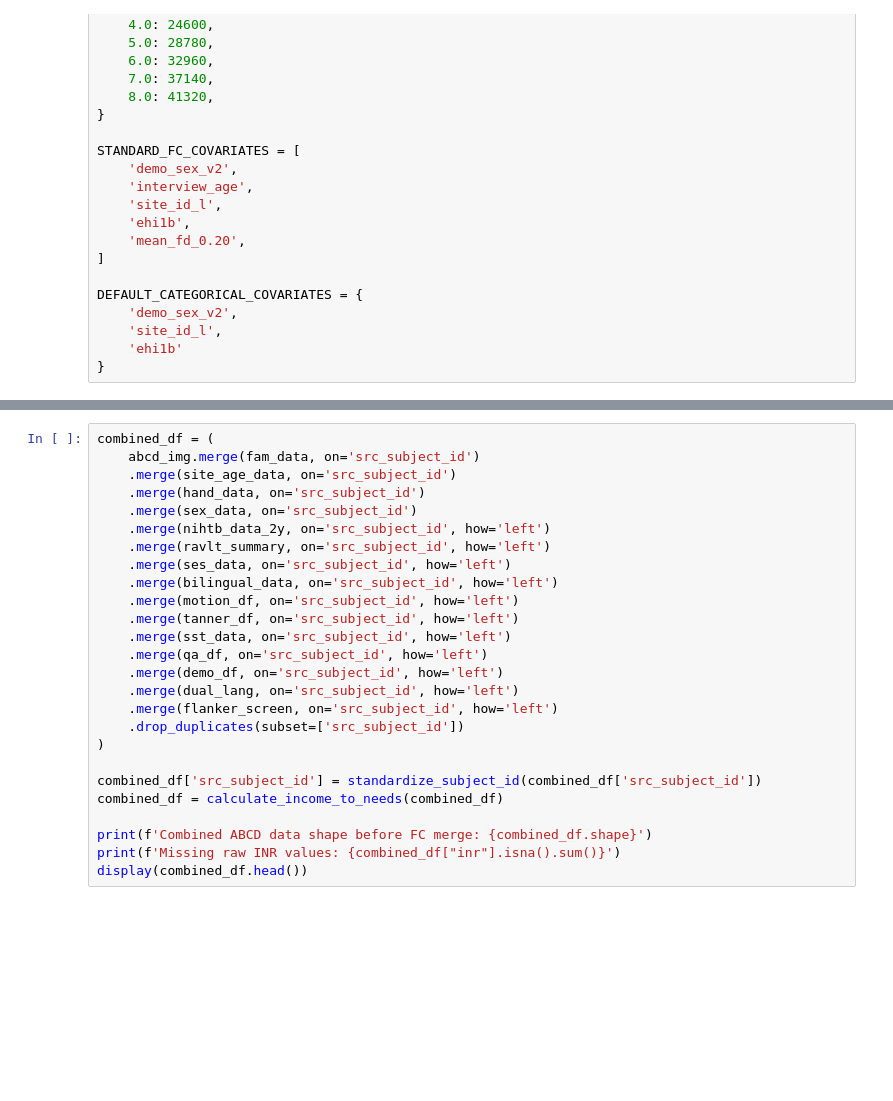
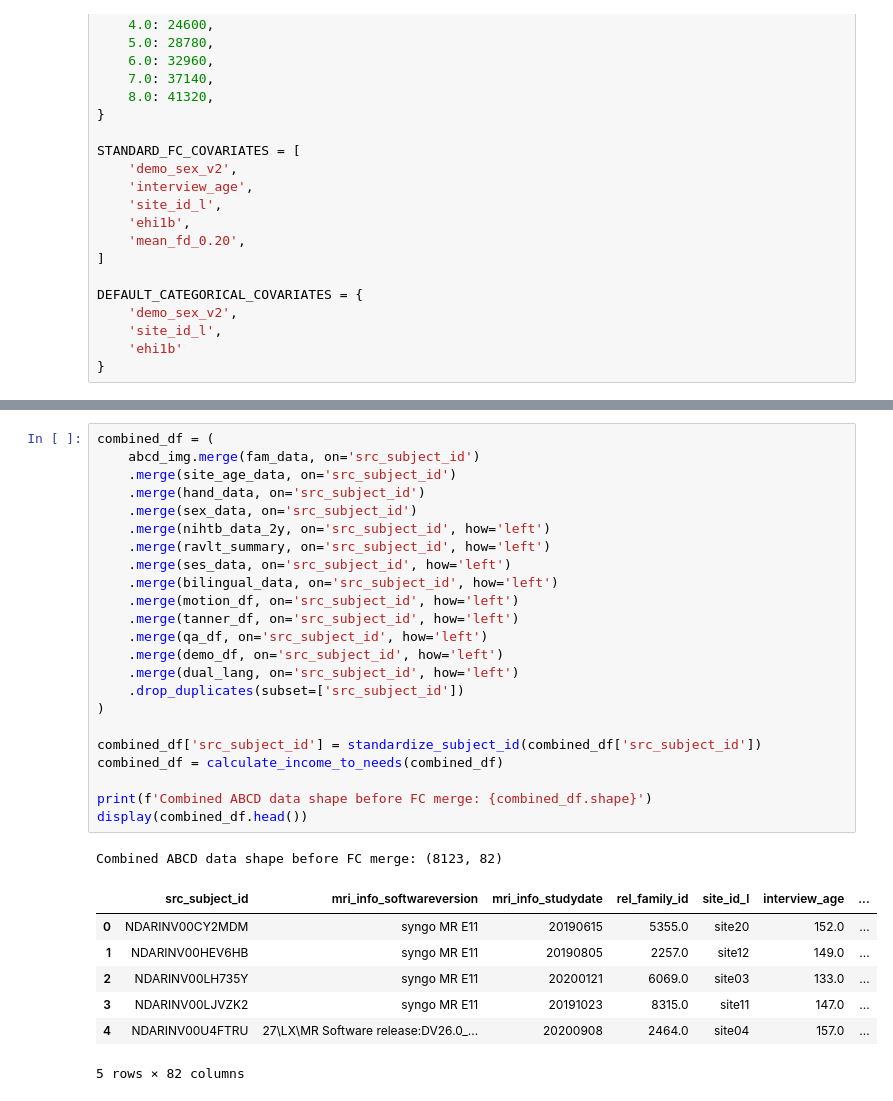
Before and after one commit to Greene-Lab/pMTG, a Jupyter notebook: data_wrangling.ipynb, the cells around one changed output, grey strips where cells are left out. Cells and saved outputs as stored; diff of their text form; blank space fills up the shorter version.

```diff
--- a/data_wrangling.ipynb
+++ b/data_wrangling.ipynb
@@ -540,29 +500,35 @@ for name, table in {
 # %%
 combined_df = (
     abcd_img.merge(fam_data, on='src_subject_id')
     .merge(site_age_data, on='src_subject_id')
     .merge(hand_data, on='src_subject_id')
     .merge(sex_data, on='src_subject_id')
     .merge(nihtb_data_2y, on='src_subject_id', how='left')
     .merge(ravlt_summary, on='src_subject_id', how='left')
     .merge(ses_data, on='src_subject_id', how='left')
     .merge(bilingual_data, on='src_subject_id', how='left')
     .merge(motion_df, on='src_subject_id', how='left')
     .merge(tanner_df, on='src_subject_id', how='left')
-    .merge(sst_data, on='src_subject_id', how='left')
     .merge(qa_df, on='src_subject_id', how='left')
     .merge(demo_df, on='src_subject_id', how='left')
     .merge(dual_lang, on='src_subject_id', how='left')
-    .merge(flanker_screen, on='src_subject_id', how='left')
     .drop_duplicates(subset=['src_subject_id'])
 )
 
 combined_df['src_subject_id'] = standardize_subject_id(combined_df['src_subject_id'])
 combined_df = calculate_income_to_needs(combined_df)
 
 print(f'Combined ABCD data shape before FC merge: {combined_df.shape}')
-print(f'Missing raw INR values: {combined_df["inr"].isna().sum()}')
 display(combined_df.head())
+# %% [output]
+Combined ABCD data shape before FC merge: (8123, 82)
+|  | src_subject_id | mri_info_softwareversion | mri_info_studydate | rel_family_id | site_id_l | interview_age | ... |
+| 0 | NDARINV00CY2MDM | syngo MR E11 | 20190615 | 5355.0 | site20 | 152.0 | ... |
+| 1 | NDARINV00HEV6HB | syngo MR E11 | 20190805 | 2257.0 | site12 | 149.0 | ... |
+| 2 | NDARINV00LH735Y | syngo MR E11 | 20200121 | 6069.0 | site03 | 133.0 | ... |
+| 3 | NDARINV00LJVZK2 | syngo MR E11 | 20191023 | 8315.0 | site11 | 147.0 | ... |
+| 4 | NDARINV00U4FTRU | 27\LX\MR Software release:DV26.0_... | 20200908 | 2464.0 | site04 | 157.0 | ... |
+5 rows × 82 columns
 # %%
 meanfc_source = pd.read_csv(MEANFC_SOURCE_PATH)
 if 'subject_id' in meanfc_source.columns:
```
Also changed, not shown: parts of 9 cells of this notebook.
